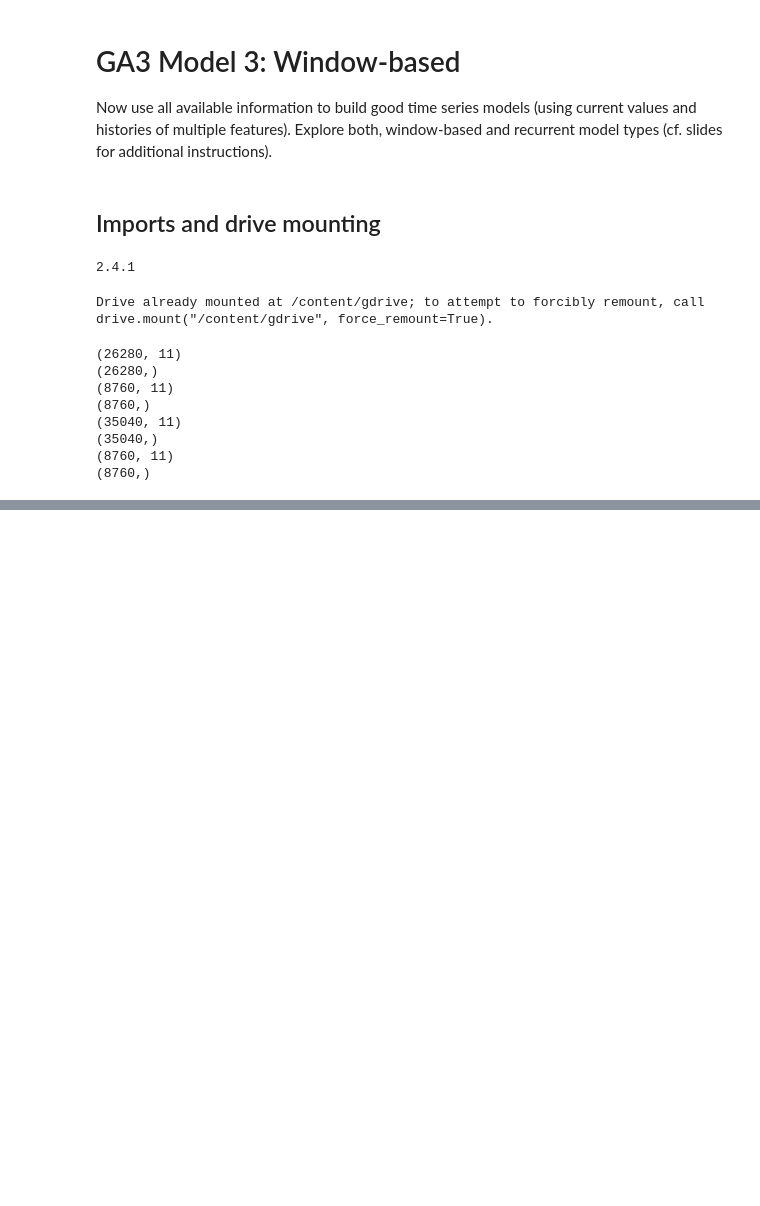
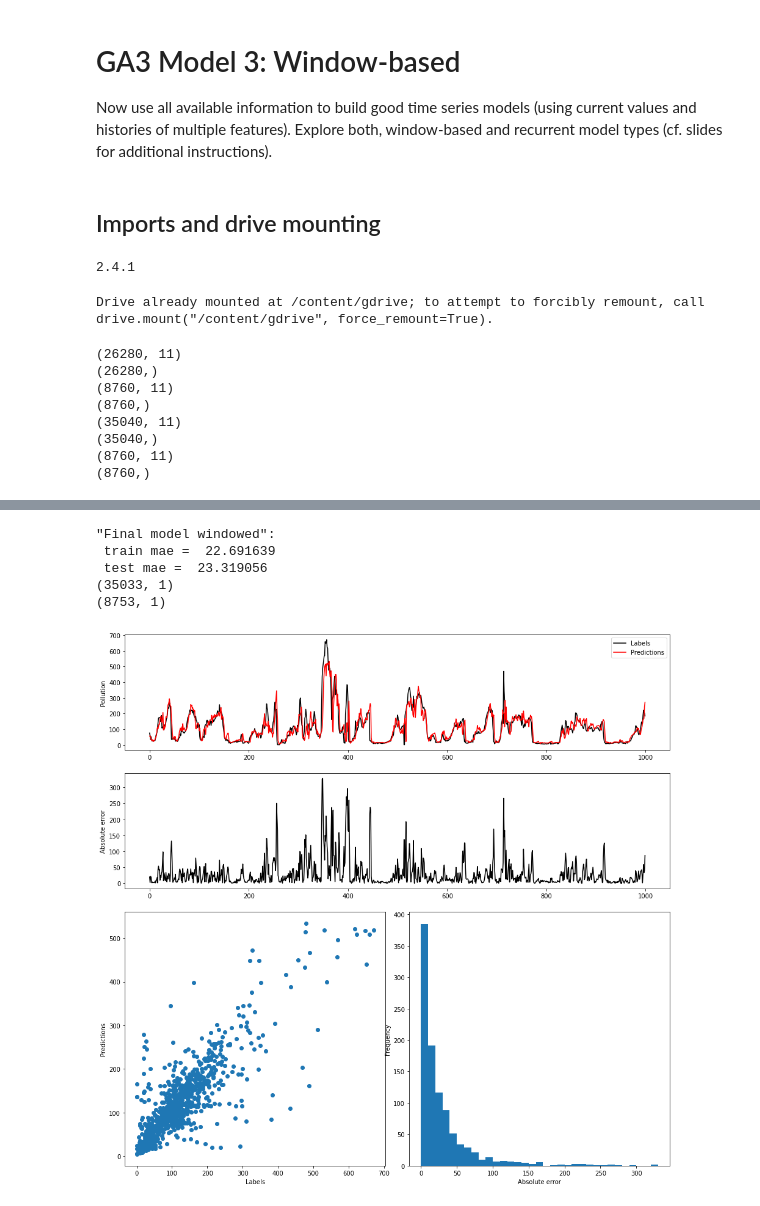
Before and after one commit to aaronhallaert/DeepLearningLab, a Jupyter notebook: Third Graded Assignment/GA3_Final_model_Windowed.ipynb, the cells around one changed output, grey strips where cells are left out. Drawn from its saved outputs; the diff is of its cells as text; code cells hidden in the pictures; blank space fills up the shorter version.

```diff
--- a/Third Graded Assignment/GA3_Final_model_Windowed.ipynb
+++ b/Third Graded Assignment/GA3_Final_model_Windowed.ipynb
@@ -322,0 +400,22 @@ PlotResults(r_val_w[:1000],y_val_CNNmodel[:1000,0])
+# %%
+y_train_all_CNNmodel = CNNmodel.predict(X_train_all_w)
+y_test_CNNmodel = CNNmodel.predict(X_test_w)
+
+mae_train_CNNmodel = mean_absolute_error(r_train_all_w,y_train_all_CNNmodel)
+mae_test_CNNmodel = mean_absolute_error(r_test_w,y_test_CNNmodel)
+
+print("\"Final model windowed\":\n train mae = ",mae_train_CNNmodel,
+      "\n test mae = ",mae_test_CNNmodel)
+
+print(y_train_all_CNNmodel.shape)
+print(y_test_CNNmodel.shape)
+
+# Visualise first 1000 predictions for validation
+PlotResults(r_test_w[:1000],y_test_CNNmodel[:1000,0])
+# %% [output]
+"Final model windowed":
+ train mae =  22.691639
+ test mae =  23.319056
+(35033, 1)
+(8753, 1)
+[figure, added]
```
Also changed, not shown: parts of 5 cells of this notebook.
